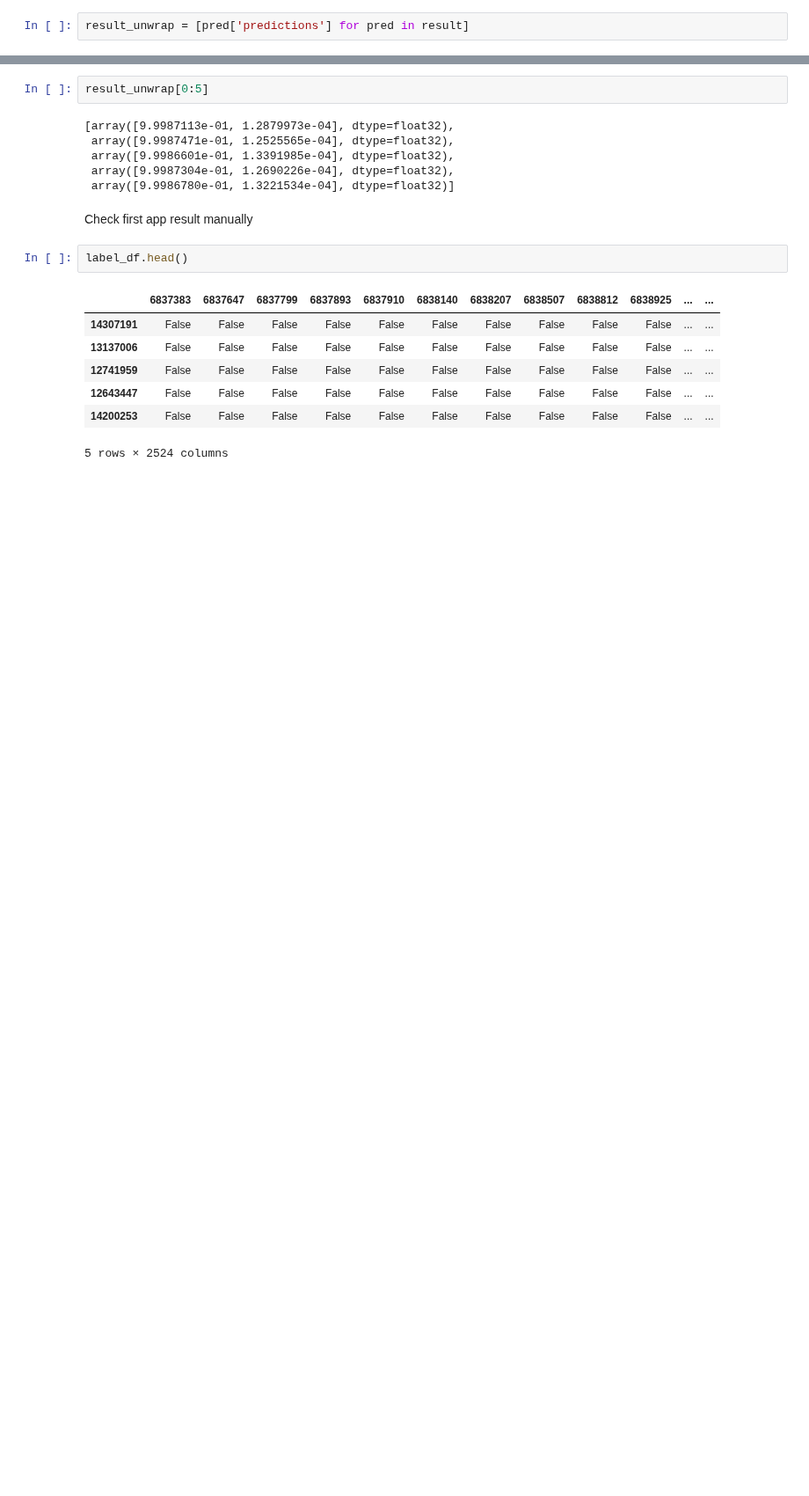
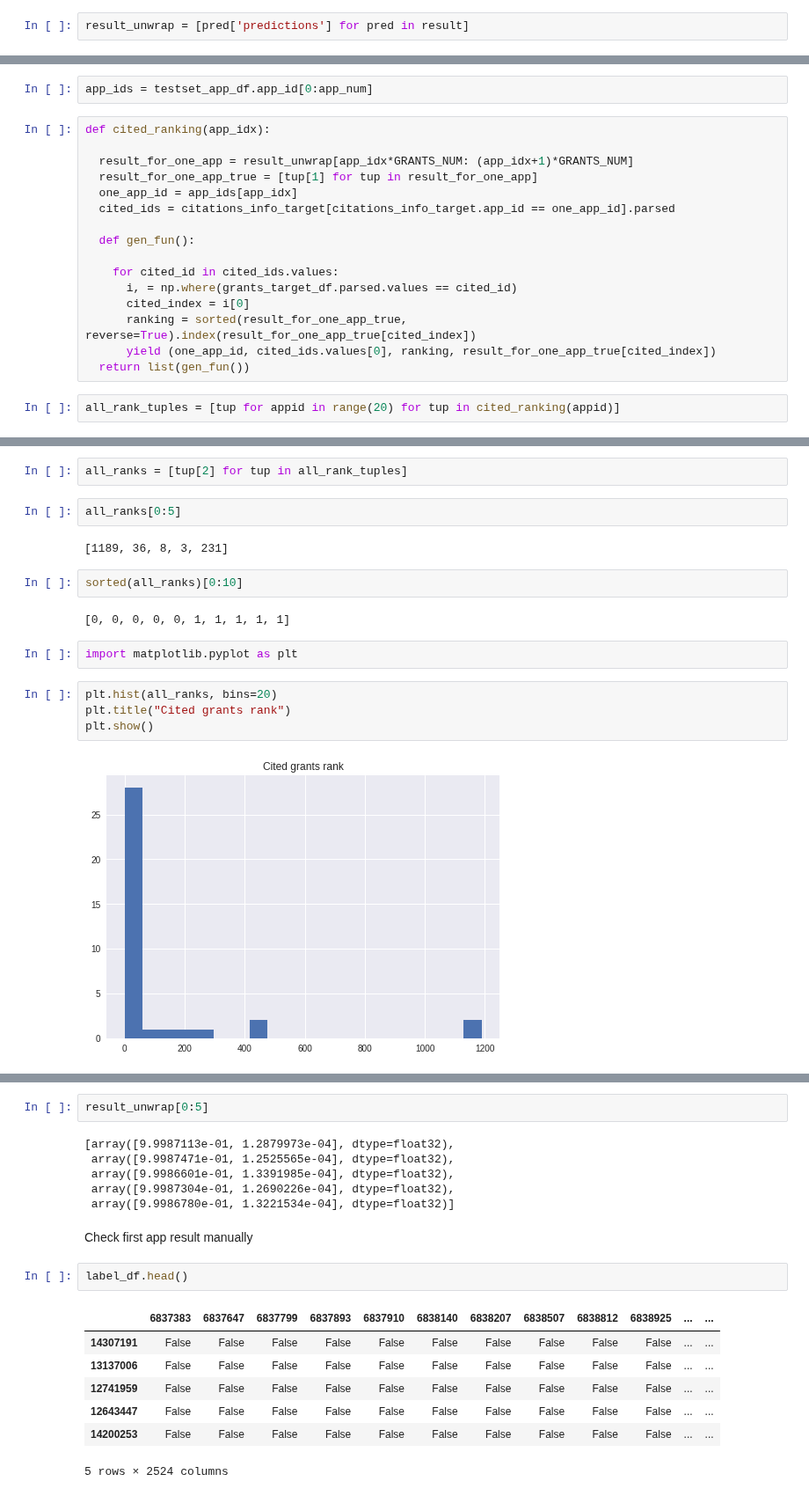
Before and after one commit to yoheikikuta/US-patent-analysis, a Jupyter notebook: colab/bert_benchmark_2000.ipynb, the cells around one changed output, grey strips where cells are left out. Shown at 88% size. Cells and saved outputs as stored; diff of their text form; blank space fills up the shorter version.

```diff
--- a/colab/bert_benchmark_2000.ipynb
+++ b/colab/bert_benchmark_2000.ipynb
@@ -581,0 +518,20 @@ len(result_unwrap)
+# %%
+app_ids = testset_app_df.app_id[0:app_num]
+# %%
+def cited_ranking(app_idx):
+
+  result_for_one_app = result_unwrap[app_idx*GRANTS_NUM: (app_idx+1)*GRANTS_NUM]
+  result_for_one_app_true = [tup[1] for tup in result_for_one_app]
+  one_app_id = app_ids[app_idx]
+  cited_ids = citations_info_target[citations_info_target.app_id == one_app_id].parsed
+
+  def gen_fun():
+
+    for cited_id in cited_ids.values:
+      i, = np.where(grants_target_df.parsed.values == cited_id)
+      cited_index = i[0]
+      ranking = sorted(result_for_one_app_true, reverse=True).index(result_for_one_app_true[cited_index])
+      yield (one_app_id, cited_ids.values[0], ranking, result_for_one_app_true[cited_index])
+  return list(gen_fun())
+# %%
+all_rank_tuples = [tup for appid in range(20) for tup in cited_ranking(appid)]
@@ -581,0 +546,18 @@ len(result_unwrap)
+# %%
+all_ranks = [tup[2] for tup in all_rank_tuples]
+# %%
+all_ranks[0:5]
+# %% [output]
+[1189, 36, 8, 3, 231]
+# %%
+sorted(all_ranks)[0:10]
+# %% [output]
+[0, 0, 0, 0, 0, 1, 1, 1, 1, 1]
+# %%
+import matplotlib.pyplot as plt
+# %%
+plt.hist(all_ranks, bins=20)
+plt.title("Cited grants rank")
+plt.show()
+# %% [output]
+[figure, added]
```
Also changed, not shown: parts of 175 cells of this notebook.
